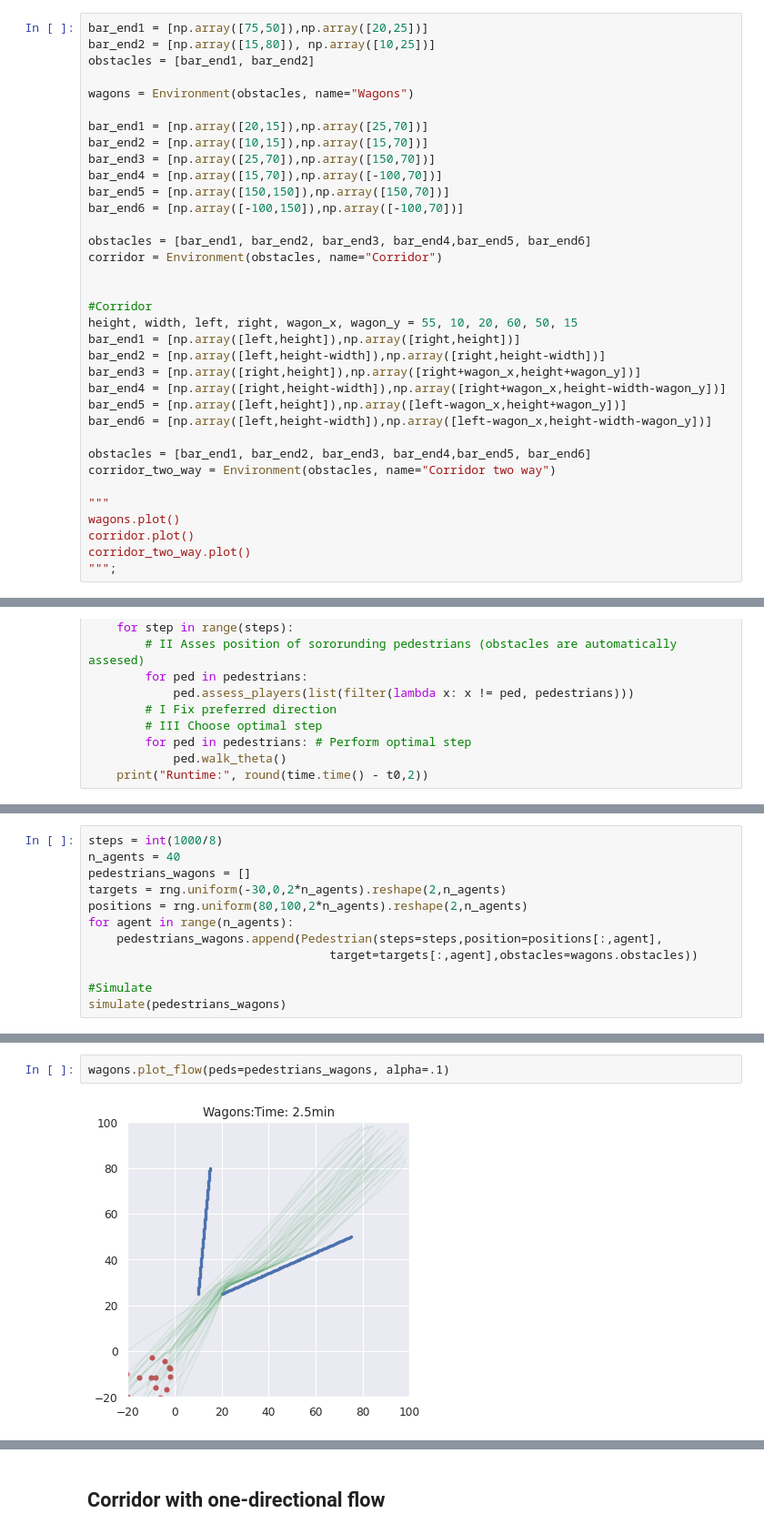
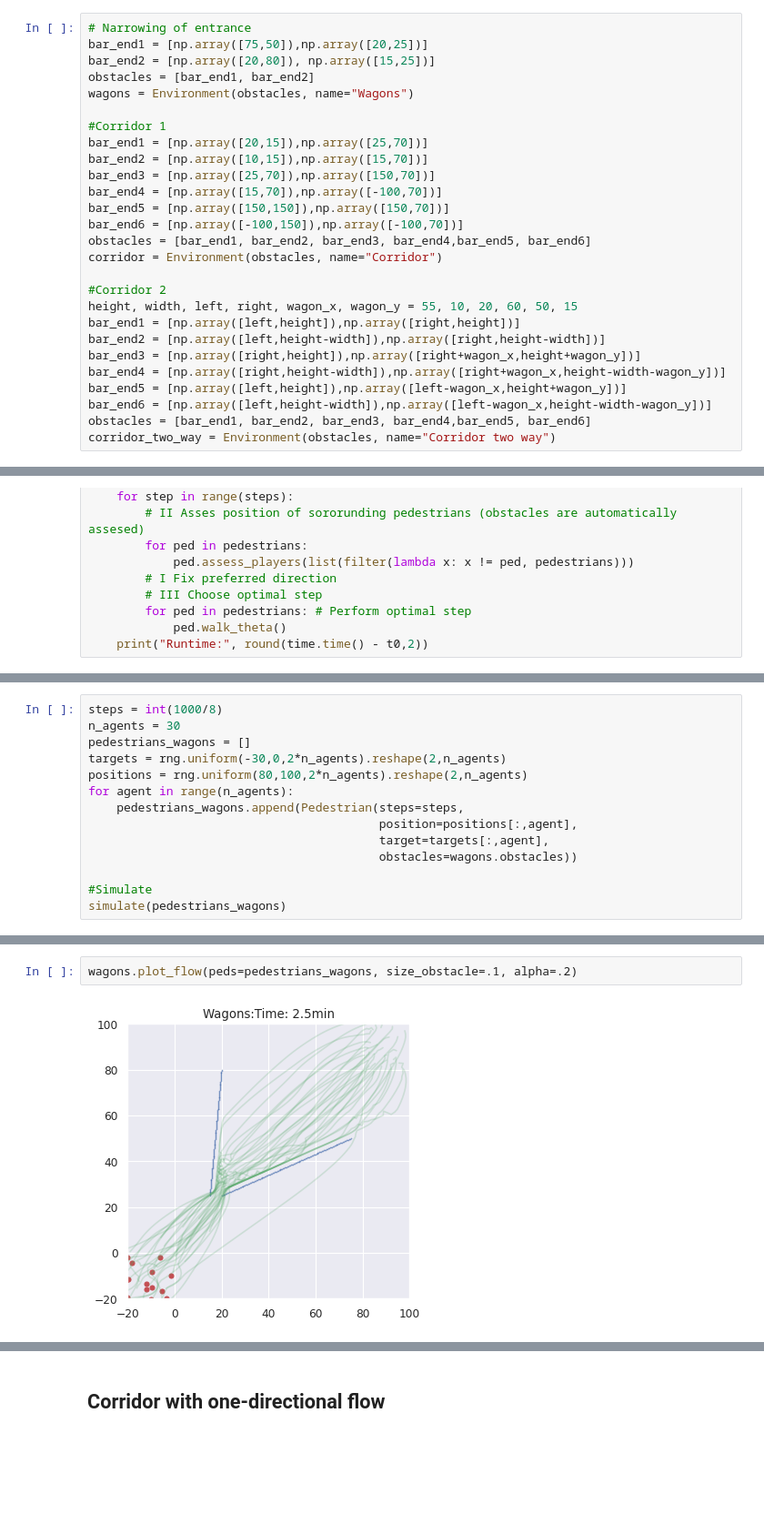
Before and after one commit to ltoniazzi/Move_through_environment, a Jupyter notebook: move_examples.ipynb, the cells around one changed output, grey strips where cells are left out. Shown at 91% size. Cells and saved outputs as stored; diff of their text form; blank space fills up the shorter version.

```diff
--- a/move_examples.ipynb
+++ b/move_examples.ipynb
@@ -27,24 +27,23 @@ where $J$ is the number of pedestrians, $M$ the number of obstacles $obs_m$'s (n
 # %% [markdown]
 ## Construct some environments
 # %%
+# Narrowing of entrance
 bar_end1 = [np.array([75,50]),np.array([20,25])]
-bar_end2 = [np.array([15,80]), np.array([10,25])]
+bar_end2 = [np.array([20,80]), np.array([15,25])]
 obstacles = [bar_end1, bar_end2]
-
 wagons = Environment(obstacles, name="Wagons")
 
+#Corridor 1
 bar_end1 = [np.array([20,15]),np.array([25,70])]
 bar_end2 = [np.array([10,15]),np.array([15,70])]
 bar_end3 = [np.array([25,70]),np.array([150,70])]
 bar_end4 = [np.array([15,70]),np.array([-100,70])]
 bar_end5 = [np.array([150,150]),np.array([150,70])]
 bar_end6 = [np.array([-100,150]),np.array([-100,70])]
-
 obstacles = [bar_end1, bar_end2, bar_end3, bar_end4,bar_end5, bar_end6]
 corridor = Environment(obstacles, name="Corridor")
 
-
-#Corridor
+#Corridor 2
 height, width, left, right, wagon_x, wagon_y = 55, 10, 20, 60, 50, 15
 bar_end1 = [np.array([left,height]),np.array([right,height])]
 bar_end2 = [np.array([left,height-width]),np.array([right,height-width])]
@@ -52,12 +51,5 @@ bar_end3 = [np.array([right,height]),np.array([right+wagon_x,height+wagon_y])]
 bar_end4 = [np.array([right,height-width]),np.array([right+wagon_x,height-width-wagon_y])]
 bar_end5 = [np.array([left,height]),np.array([left-wagon_x,height+wagon_y])]
 bar_end6 = [np.array([left,height-width]),np.array([left-wagon_x,height-width-wagon_y])]
-
 obstacles = [bar_end1, bar_end2, bar_end3, bar_end4,bar_end5, bar_end6]
 corridor_two_way = Environment(obstacles, name="Corridor two way")
-
-"""
-wagons.plot()
-corridor.plot()
-corridor_two_way.plot()
-""";
@@ -83,12 +79,14 @@ wagons.plot()
 # %%
 steps = int(1000/8)
-n_agents = 40
+n_agents = 30
 pedestrians_wagons = []
 targets = rng.uniform(-30,0,2*n_agents).reshape(2,n_agents)
 positions = rng.uniform(80,100,2*n_agents).reshape(2,n_agents)
 for agent in range(n_agents):
-    pedestrians_wagons.append(Pedestrian(steps=steps,position=positions[:,agent],
-                                  target=targets[:,agent],obstacles=wagons.obstacles))
+    pedestrians_wagons.append(Pedestrian(steps=steps,
+                                         position=positions[:,agent],
+                                         target=targets[:,agent],
+                                         obstacles=wagons.obstacles))
 
 #Simulate
 simulate(pedestrians_wagons)
@@ -97,7 +95,7 @@ Runtime: 18.12
 # %%
-wagons.plot_flow(peds=pedestrians_wagons, alpha=.1)
+wagons.plot_flow(peds=pedestrians_wagons, size_obstacle=.1, alpha=.2)
 # %% [output]
-[figure, old version]
+[figure, new version]
 # %%
 obstacles_plot = wagons.obstacles_to_plot()
 
```
Also changed, not shown: parts of 17 cells of this notebook, 1 other file.
